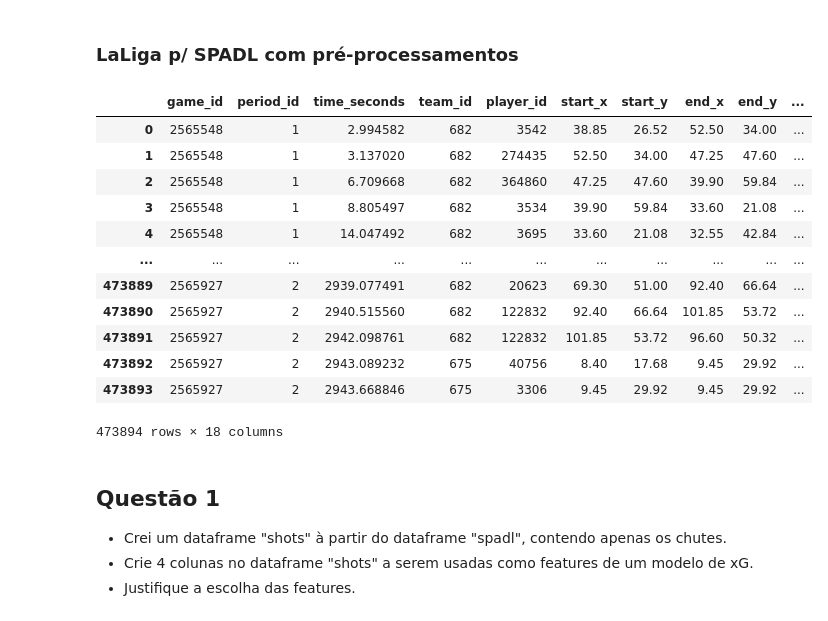
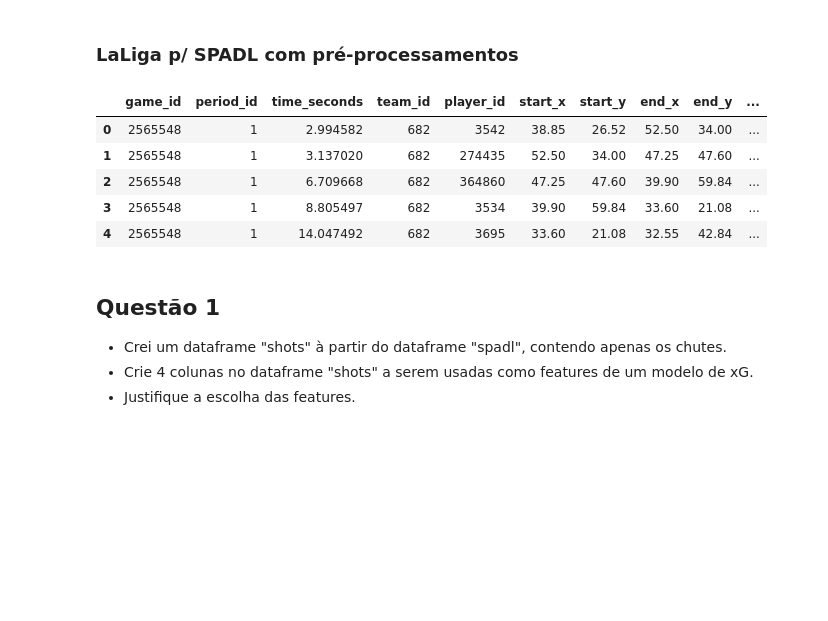
Before and after one commit to lframosferreira/soccer-analytics-notebooks, a Jupyter notebook: atv04/luis_felipe_ramos_ferreira.ipynb, the cells around one changed output. Cells and saved outputs as stored; diff of their text form; code cells hidden in the pictures; blank space fills up the shorter version.

```diff
--- a/atv04/luis_felipe_ramos_ferreira.ipynb
+++ b/atv04/luis_felipe_ramos_ferreira.ipynb
@@ -60,25 +62,18 @@ spadl = pd.concat(spadl).reset_index(drop=True)
 # %%
 # adicionando o nome dos jogadores
 path: str = "../data/atv03/players/players.json"
 players: pd.DataFrame = pd.read_json(path_or_buf=path)
-players["player_name"] = players["firstName"] + ' ' + players["lastName"]
+players["player_name"] = players["shortName"]
 players = players[["wyId", "player_name"]].rename(columns={"wyId": "player_id"})
 spadl = spadl.merge(players, on="player_id", how="left")
-spadl
+spadl.head()
 # %% [output]
 |  | game_id | period_id | time_seconds | team_id | player_id | start_x | start_y | end_x | end_y | ... |
 | 0 | 2565548 | 1 | 2.994582 | 682 | 3542 | 38.85 | 26.52 | 52.50 | 34.00 | ... |
 | 1 | 2565548 | 1 | 3.137020 | 682 | 274435 | 52.50 | 34.00 | 47.25 | 47.60 | ... |
 | 2 | 2565548 | 1 | 6.709668 | 682 | 364860 | 47.25 | 47.60 | 39.90 | 59.84 | ... |
 | 3 | 2565548 | 1 | 8.805497 | 682 | 3534 | 39.90 | 59.84 | 33.60 | 21.08 | ... |
 | 4 | 2565548 | 1 | 14.047492 | 682 | 3695 | 33.60 | 21.08 | 32.55 | 42.84 | ... |
-| ... | ... | ... | ... | ... | ... | ... | ... | ... | ... | ... |
-| 473889 | 2565927 | 2 | 2939.077491 | 682 | 20623 | 69.30 | 51.00 | 92.40 | 66.64 | ... |
-| 473890 | 2565927 | 2 | 2940.515560 | 682 | 122832 | 92.40 | 66.64 | 101.85 | 53.72 | ... |
-| 473891 | 2565927 | 2 | 2942.098761 | 682 | 122832 | 101.85 | 53.72 | 96.60 | 50.32 | ... |
-| 473892 | 2565927 | 2 | 2943.089232 | 675 | 40756 | 8.40 | 17.68 | 9.45 | 29.92 | ... |
-| 473893 | 2565927 | 2 | 2943.668846 | 675 | 3306 | 9.45 | 29.92 | 9.45 | 29.92 | ... |
-473894 rows × 18 columns
 # %% [markdown]
 ## Questão 1
 - Crei um dataframe "shots" à partir do dataframe "spadl", contendo apenas os chutes.
```
Also changed, not shown: parts of 12 cells of this notebook.
